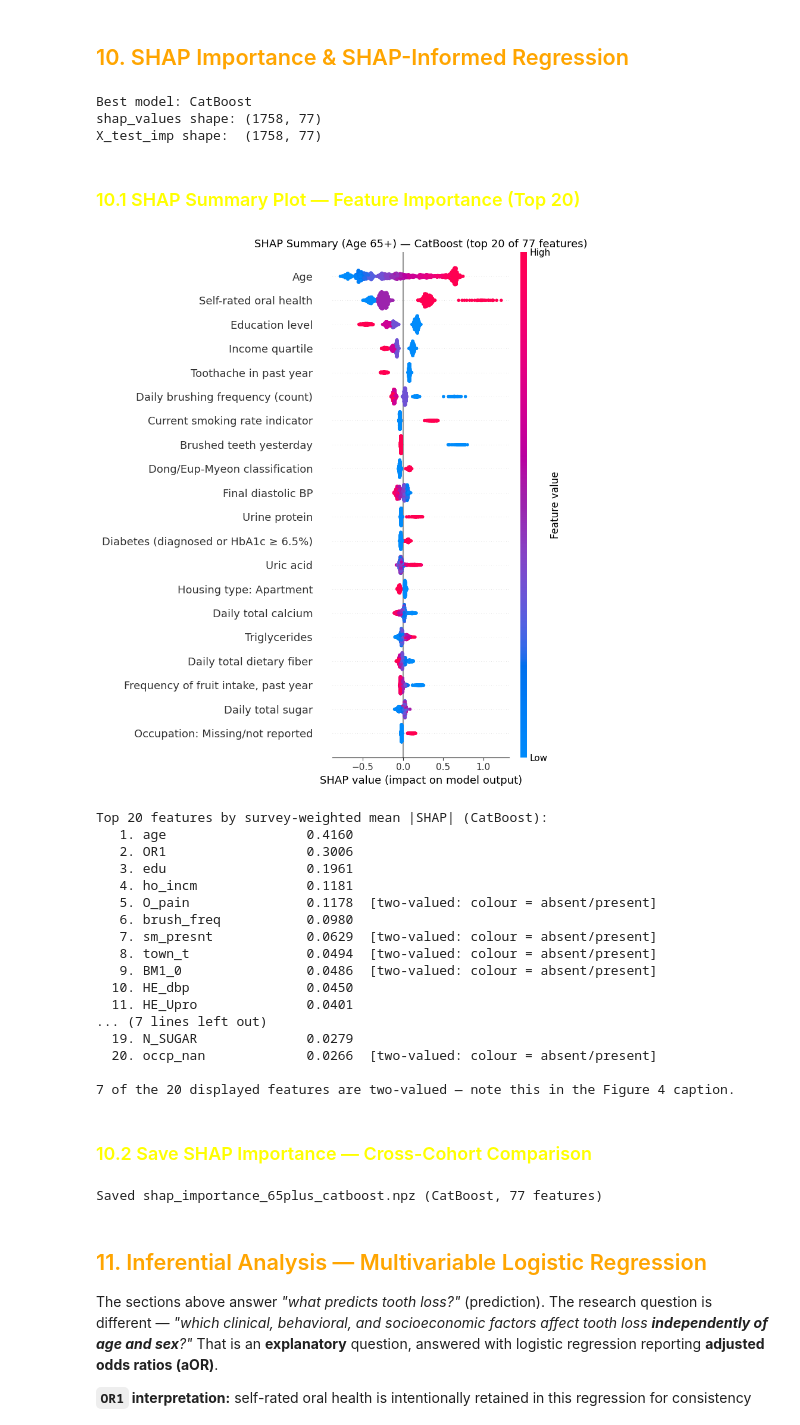
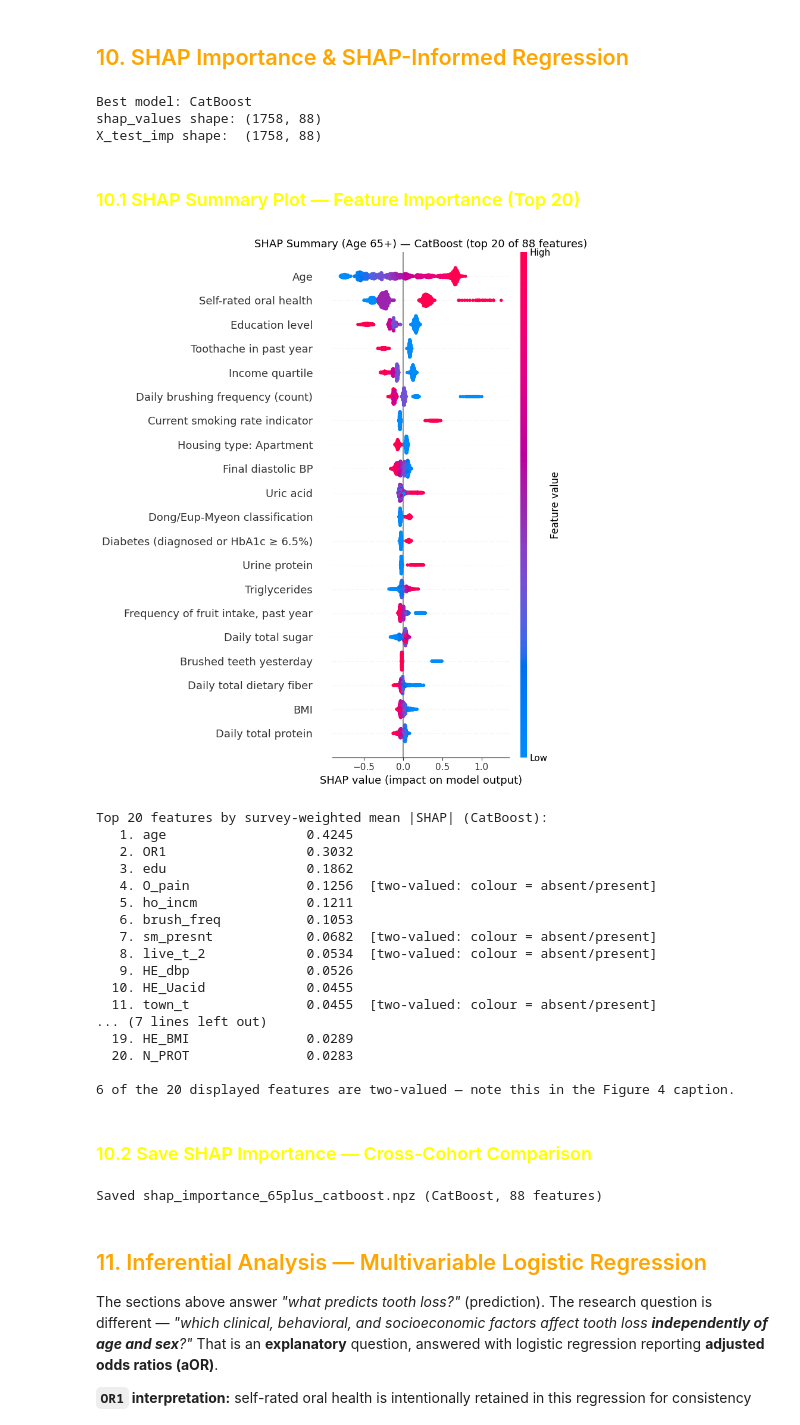
Before and after one commit to kimyonghan766/knhanes-tooth-loss-classifier, a Jupyter notebook: Main/CB_65+.ipynb, the cells around one changed output. Cells and saved outputs as stored; diff of their text form; code cells hidden in the pictures.

```diff
--- a/Main/CB_65+.ipynb
+++ b/Main/CB_65+.ipynb
@@ -350,7 +350,8 @@ nan_pct = (screen.isna().sum() / n_total * 100).round(2)
 # non-drinkers" alongside LW_ms's "N/A for males") collapses the complete-case intersection
 # to almost nothing and makes every VIF explode to inf/undefined -- so anything that already
 # fails the NaN test is dropped BEFORE the VIF matrix is built, not lumped in with it.
-nan_survivors = [c for c in auto_pool if nan_pct[c] <= 30]
+MISSINGNESS_THRESHOLD = 15
+nan_survivors = [c for c in auto_pool if nan_pct[c] <= MISSINGNESS_THRESHOLD]
 
 # STAGE 2 (VIF, joint): complete-case among the NaN-stage survivors only (nominal skipped).
 vif_pool = [c for c in nan_survivors if c not in nominal_multi_category]
@@ -383,8 +384,8 @@ verdict_df = pd.DataFrame(rows).set_index('Variable')
 def _verdict(r):
     if r['Category'] != 'auto-decidable':
         return 'kept as-is (see cell above)'
-    if r['NaN %'] > 30:
-        return 'EXCLUDE (NaN% > 30)'
+    if r['NaN %'] > MISSINGNESS_THRESHOLD:
+        return f'EXCLUDE (NaN% > {MISSINGNESS_THRESHOLD})'
     v = r['VIF']
     if isinstance(v, (int, float)) and not pd.isna(v):
         if v > 10:
@@ -2268,8 +2269,8 @@ print(f'shap_values shape: {shap_values.shape}')
 print(f'X_test_imp shape:  {X_test_imp.shape}')
 # %% [output]
 Best model: CatBoost
-shap_values shape: (1758, 77)
-X_test_imp shape:  (1758, 77)
+shap_values shape: (1758, 88)
+X_test_imp shape:  (1758, 88)
 # %% [markdown]
 <h3 style="color:yellow";> 10.1 SHAP Summary Plot — Feature Importance (Top 20) </h3>
 # %%
@@ -2282,55 +2283,58 @@ X_test_imp shape:  (1758, 77)
 # mean |SHAP| bar chart below ranked DIFFERENT feature sets, so the two panels of Figure 4
 # disagreed with Table 3.
 #
 # max_display matches the bar chart below, so both panels show the same rows.
 SHAP_MAX_DISPLAY = 20
 from codebook_labels import label_list
-_display_names = label_list(feature_cols)
+_mean_abs_bee = np.average(np.abs(shap_values), axis=0, weights=w_test_arr)
+_weighted_top_idx = np.argsort(_mean_abs_bee)[::-1][:SHAP_MAX_DISPLAY]
+_weighted_top_features = [feature_cols[i] for i in _weighted_top_idx]
+_display_names = label_list(_weighted_top_features)
 
 shap.summary_plot(
-    shap_values, X_test_imp,
+    shap_values[:, _weighted_top_idx], X_test_imp[:, _weighted_top_idx],
     feature_names=_display_names,
     max_display=SHAP_MAX_DISPLAY,
+    sort=False,  # preserve survey-weighted mean-|SHAP| ordering
     show=False,
 )
 plt.title(f'SHAP Summary (Age 65+) — {best_name} '
           f'(top {SHAP_MAX_DISPLAY} of {len(feature_cols)} features)', fontsize=13)
 plt.tight_layout()
 plt.show()
 
 # Weighted by w_test_arr (KNHANES wt_itvex) so this ranking matches every other
 # test-set metric in this notebook (AUROC, Brier, calibration) rather than treating
 # the raw unweighted test rows as representative on their own.
 # Flag which of the displayed features are two-valued, so the figure caption can state that
 # their colour encodes absent/present rather than a continuous gradient.
-_mean_abs_bee = np.average(np.abs(shap_values), axis=0, weights=w_test_arr)
-_top_bee = pd.Series(_mean_abs_bee, index=feature_cols).nlargest(SHAP_MAX_DISPLAY)
+_top_bee = pd.Series(_mean_abs_bee[_weighted_top_idx], index=_weighted_top_features)
 _nuniq = {f: pd.Series(X_test_imp[:, feature_cols.index(f)]).nunique() for f in _top_bee.index}
 print(f"Top {SHAP_MAX_DISPLAY} features by survey-weighted mean |SHAP| ({best_name}):")
 for _r, (_f, _v) in enumerate(_top_bee.items(), 1):
     _tag = "  [two-valued: colour = absent/present]" if _nuniq[_f] <= 2 else ""
     print(f"  {_r:>2}. {_f:<20} {_v:.4f}{_tag}")
 print(f"\n{sum(v <= 2 for v in _nuniq.values())} of the {SHAP_MAX_DISPLAY} displayed "
       f"features are two-valued — note this in the Figure 4 caption.")
 # %% [output]
-[figure, old version]
+[figure, new version]
 Top 20 features by survey-weighted mean |SHAP| (CatBoost):
-   1. age                  0.4160
-   2. OR1                  0.3006
-   3. edu                  0.1961
-   4. ho_incm              0.1181
-   5. O_pain               0.1178  [two-valued: colour = absent/present]
-   6. brush_freq           0.0980
-   7. sm_presnt            0.0629  [two-valued: colour = absent/present]
-   8. town_t               0.0494  [two-valued: colour = absent/present]
-   9. BM1_0                0.0486  [two-valued: colour = absent/present]
-  10. HE_dbp               0.0450
-  11. HE_Upro              0.0401
+   1. age                  0.4245
+   2. OR1                  0.3032
+   3. edu                  0.1862
+   4. O_pain               0.1256  [two-valued: colour = absent/present]
+   5. ho_incm              0.1211
+   6. brush_freq           0.1053
+   7. sm_presnt            0.0682  [two-valued: colour = absent/present]
+   8. live_t_2             0.0534  [two-valued: colour = absent/present]
+   9. HE_dbp               0.0526
+  10. HE_Uacid             0.0455
+  11. town_t               0.0455  [two-valued: colour = absent/present]
 ... (7 lines left out)
-  19. N_SUGAR              0.0279
-  20. occp_nan             0.0266  [two-valued: colour = absent/present]
+  19. HE_BMI               0.0289
+  20. N_PROT               0.0283
 
-7 of the 20 displayed features are two-valued — note this in the Figure 4 caption.
+6 of the 20 displayed features are two-valued — note this in the Figure 4 caption.
 # %% [markdown]
 <h3 style="color:yellow";> 10.2 Save SHAP Importance — Cross-Cohort Comparison </h3>
 # %%
@@ -2347,7 +2351,7 @@ np.savez('shap_importance_65plus_catboost.npz',
          model_name=best_name)
 print(f"Saved shap_importance_65plus_catboost.npz ({best_name}, {len(feature_cols)} features)")
 # %% [output]
-Saved shap_importance_65plus_catboost.npz (CatBoost, 77 features)
+Saved shap_importance_65plus_catboost.npz (CatBoost, 88 features)
 # %% [markdown]
 <h2 style="color:#FFA500;"> 11. Inferential Analysis — Multivariable Logistic Regression </h2>
 
```
Also changed, not shown: parts of 18 cells of this notebook, 9 other files.
